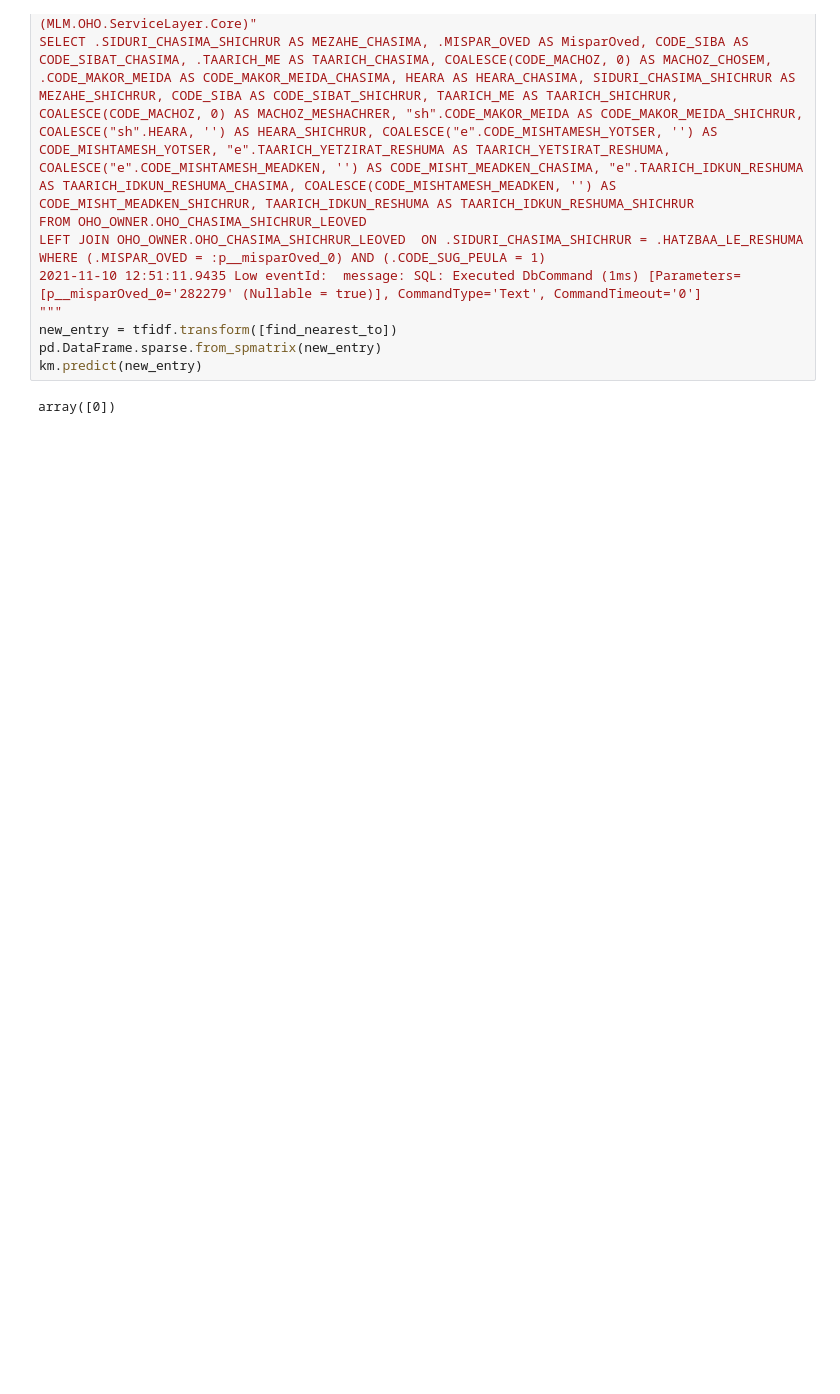
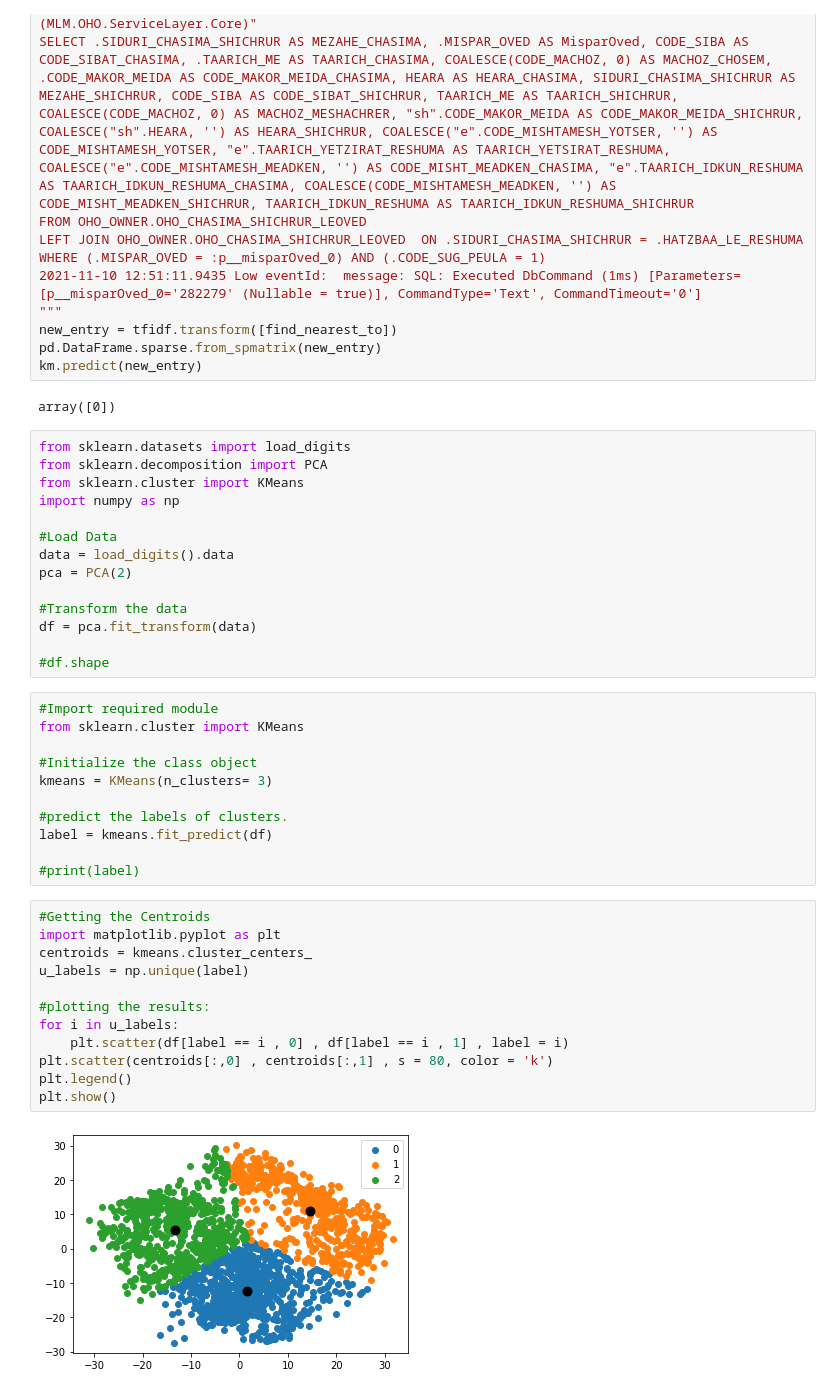
Before and after one commit to romangert/NLP, a Jupyter notebook: hakaton.ipynb, the cells around one changed output. Saved outputs shown, nothing was run; the diff lists cells and outputs as text; blank space fills up the shorter version.

```diff
--- a/hakaton.ipynb
+++ b/hakaton.ipynb
@@ -123,3 +79,42 @@ pd.DataFrame.sparse.from_spmatrix(new_entry)
 km.predict(new_entry)
 # %% [output]
 array([0])
+# %%
+from sklearn.datasets import load_digits
+from sklearn.decomposition import PCA
+from sklearn.cluster import KMeans
+import numpy as np
+
+#Load Data
+data = load_digits().data
+pca = PCA(2)
+
+#Transform the data
+df = pca.fit_transform(data)
+
+#df.shape
+# %%
+#Import required module
+from sklearn.cluster import KMeans
+
+#Initialize the class object
+kmeans = KMeans(n_clusters= 3)
+
+#predict the labels of clusters.
+label = kmeans.fit_predict(df)
+
+#print(label)
+# %%
+#Getting the Centroids
+import matplotlib.pyplot as plt
+centroids = kmeans.cluster_centers_
+u_labels = np.unique(label)
+
+#plotting the results:
+for i in u_labels:
+    plt.scatter(df[label == i , 0] , df[label == i , 1] , label = i)
+plt.scatter(centroids[:,0] , centroids[:,1] , s = 80, color = 'k')
+plt.legend()
+plt.show()
+# %% [output]
+[figure, added]
```
Also changed, not shown: parts of 9 cells of this notebook, 1 other file.
